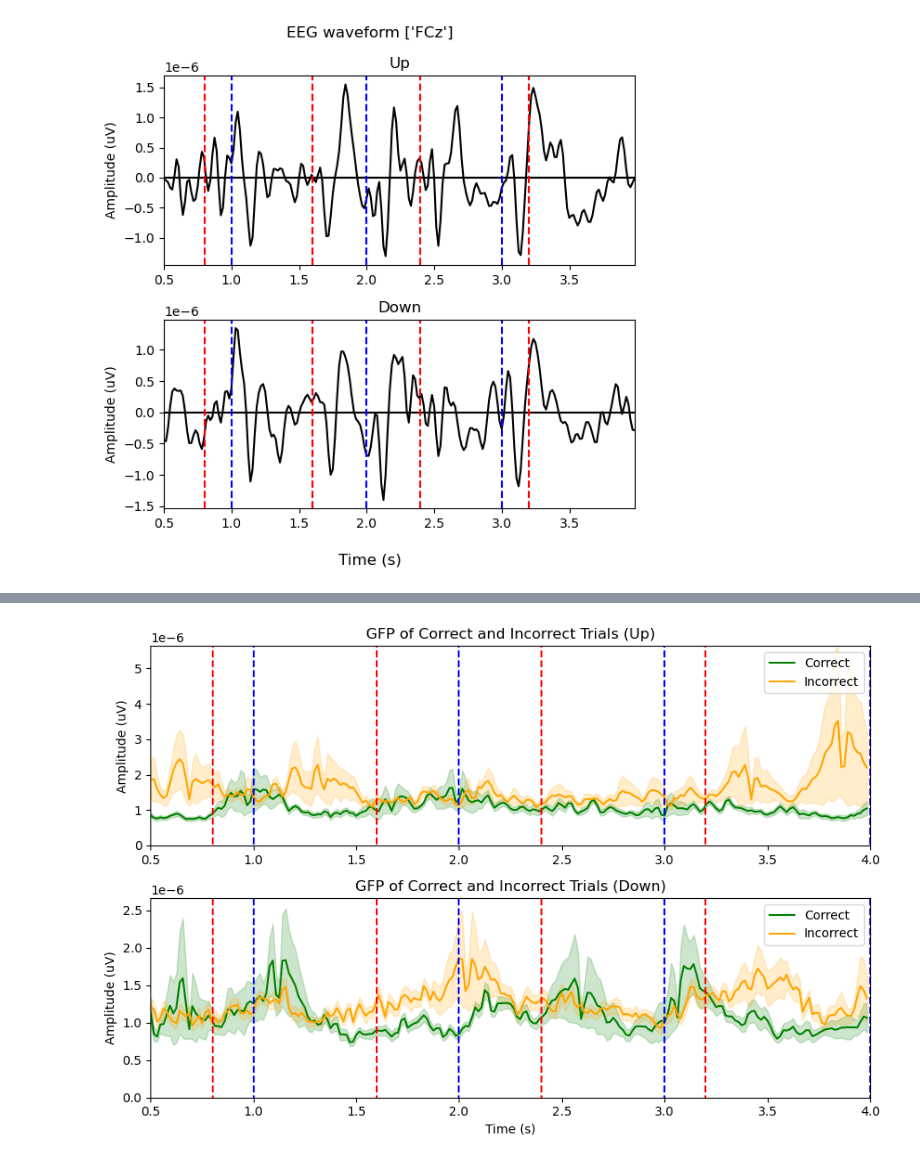
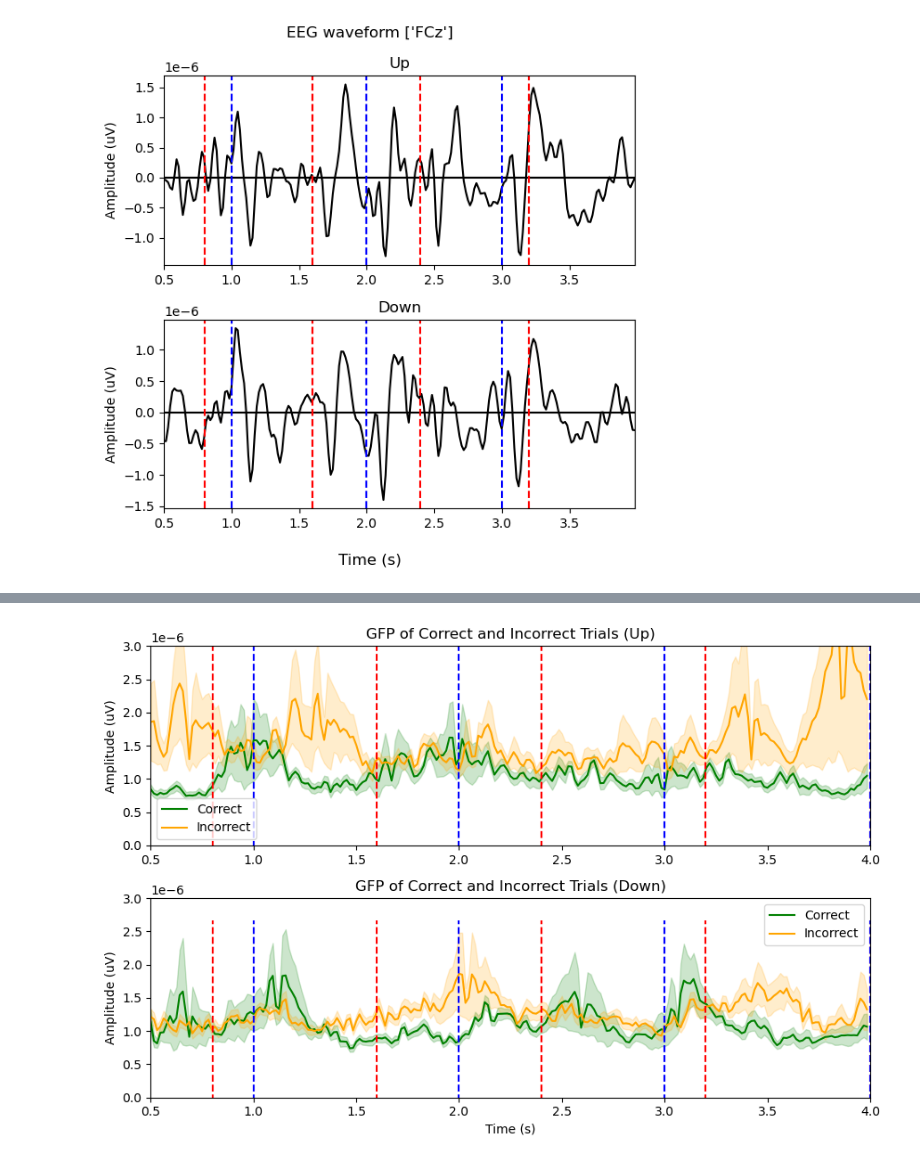
Before and after one commit to iowa-human-auditory-neuro/aad-trf, a Jupyter notebook: src/compare_trial_predictions.ipynb, the cells around one changed output, grey strips where cells are left out. Cells and saved outputs as stored; diff of their text form; code cells hidden in the pictures.

```diff
--- a/src/compare_trial_predictions.ipynb
+++ b/src/compare_trial_predictions.ipynb
@@ -567,33 +567,33 @@ ax1.plot(time, gfp_mean[0], color='green', label='Correct')
 ax1.fill_between(time, gfp_mean[0] - gfp_se[0], gfp_mean[0] + gfp_se[0], color='green', alpha=0.2)
 ax1.plot(time, gfp_mean[1], color='orange', label='Incorrect')
 ax1.fill_between(time, gfp_mean[1] - gfp_se[1], gfp_mean[1] + gfp_se[1], color='orange', alpha=0.2)
 ymin_up = np.min(gfp_mean[:2]) - np.max(gfp_se[:2])
 ymax_up = np.max(gfp_mean[:2]) + np.max(gfp_se[:2])
 ax1.vlines(np.linspace(0, 4, 6), ymin_up, ymax_up, color='r', linestyle='--')
 ax1.vlines(np.linspace(0, 4, 5), ymin_up, ymax_up, color='b', linestyle='--')
 ax1.set_xlim(0.5, 4)
-ax1.set_ylim(0, ymax_up)
+ax1.set_ylim(0, 3e-6)
 ax1.set_title('GFP of Correct and Incorrect Trials (Up)')
 ax1.set_ylabel('Amplitude (uV)')
 ax1.legend()
 
 # Plot for 'down' label
 ax2.plot(time, gfp_mean[2], color='green', label='Correct')
 ax2.fill_between(time, gfp_mean[2] - gfp_se[2], gfp_mean[2] + gfp_se[2], color='green', alpha=0.2)
 ax2.plot(time, gfp_mean[3], color='orange', label='Incorrect')
 ax2.fill_between(time, gfp_mean[3] - gfp_se[3], gfp_mean[3] + gfp_se[3], color='orange', alpha=0.2)
 ymin_down = np.min(gfp_mean[2:]) - np.max(gfp_se[2:])
 ymax_down = np.max(gfp_mean[2:]) + np.max(gfp_se[2:])
 ax2.vlines(np.linspace(0, 4, 6), ymin_down, ymax_down, color='r', linestyle='--')
 ax2.vlines(np.linspace(0, 4, 5), ymin_down, ymax_down, color='b', linestyle='--')
 ax2.set_xlim(0.5, 4)
-ax2.set_ylim(0, ymax_down)
+ax2.set_ylim(0, 3e-6)
 ax2.set_title('GFP of Correct and Incorrect Trials (Down)')
 ax2.set_xlabel('Time (s)')
 ax2.set_ylabel('Amplitude (uV)')
 ax2.legend()
 
 plt.tight_layout()
 plt.savefig(os.path.join(path_dict['reports'], f"dataset-{dataset_name}_reports-eeg-waveform-correct-incorrect-subject-wise-gfp_model-logistic-regression.png"))
 # %% [output]
-[figure, old version]
+[figure, new version]
```
Also changed, not shown: parts of 5 cells of this notebook, 1 other file.
